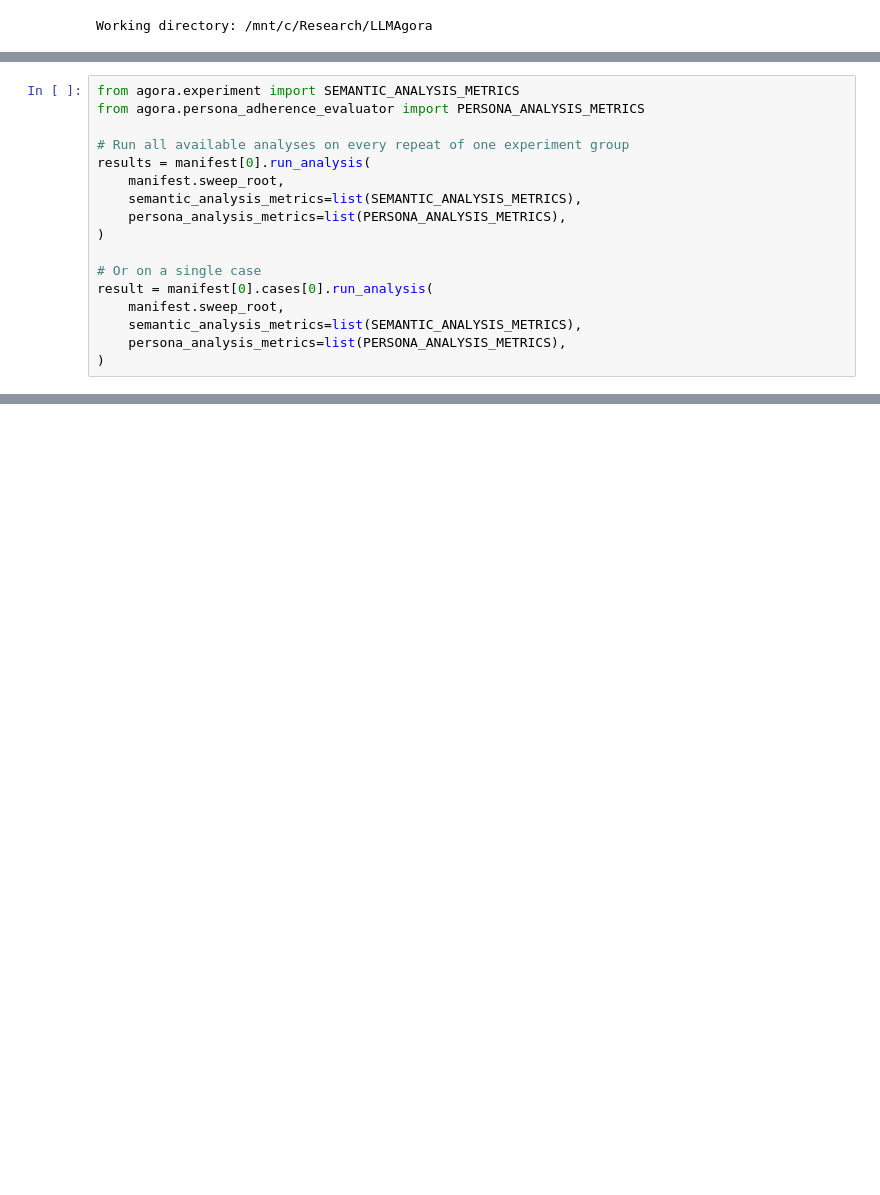
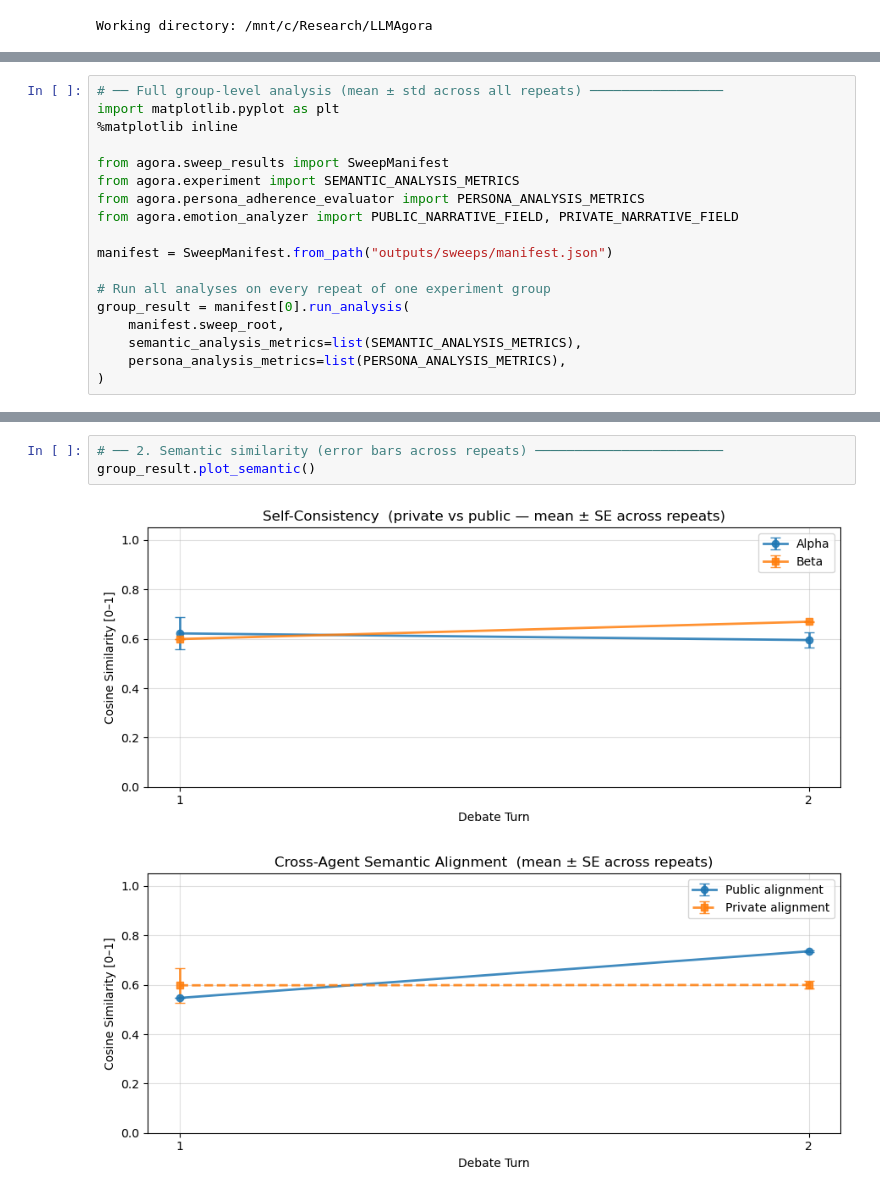
Before and after one commit to danmohad/LLMAgora, a Jupyter notebook: notebooks/eval_pro.ipynb, the cells around one changed output, grey strips where cells are left out. Cells and saved outputs as stored; diff of their text form; blank space fills up the shorter version.

Commit message:
updated code to handle averaging across runs and get error bars

```diff
--- a/notebooks/eval_pro.ipynb
+++ b/notebooks/eval_pro.ipynb
@@ -25,20 +17,21 @@ agora.sweep_results.SweepManifest
 # %%
+# ── Full group-level analysis (mean ± std across all repeats) ─────────────────
+import matplotlib.pyplot as plt
+%matplotlib inline
+
+from agora.sweep_results import SweepManifest
 from agora.experiment import SEMANTIC_ANALYSIS_METRICS
 from agora.persona_adherence_evaluator import PERSONA_ANALYSIS_METRICS
+from agora.emotion_analyzer import PUBLIC_NARRATIVE_FIELD, PRIVATE_NARRATIVE_FIELD
 
-# Run all available analyses on every repeat of one experiment group
-results = manifest[0].run_analysis(
+manifest = SweepManifest.from_path("outputs/sweeps/manifest.json")
+
+# Run all analyses on every repeat of one experiment group
+group_result = manifest[0].run_analysis(
     manifest.sweep_root,
     semantic_analysis_metrics=list(SEMANTIC_ANALYSIS_METRICS),
     persona_analysis_metrics=list(PERSONA_ANALYSIS_METRICS),
 )
-
-# Or on a single case
-result = manifest[0].cases[0].run_analysis(
-    manifest.sweep_root,
-    semantic_analysis_metrics=list(SEMANTIC_ANALYSIS_METRICS),
-    persona_analysis_metrics=list(PERSONA_ANALYSIS_METRICS),
-)
 # %% [output]
 Loading cosine model: all-mpnet-base-v2...
 MPNetModel LOAD REPORT from: sentence-transformers/all-mpnet-base-v2
@@ -501,0 +73,6 @@ Notes:
+# %%
+# ── 2. Semantic similarity (error bars across repeats) ────────────────────────
+group_result.plot_semantic()
+# %% [output]
+[figure, added]
+[figure, added]
```
Also changed, not shown: parts of 13 cells of this notebook, 4 other files.
